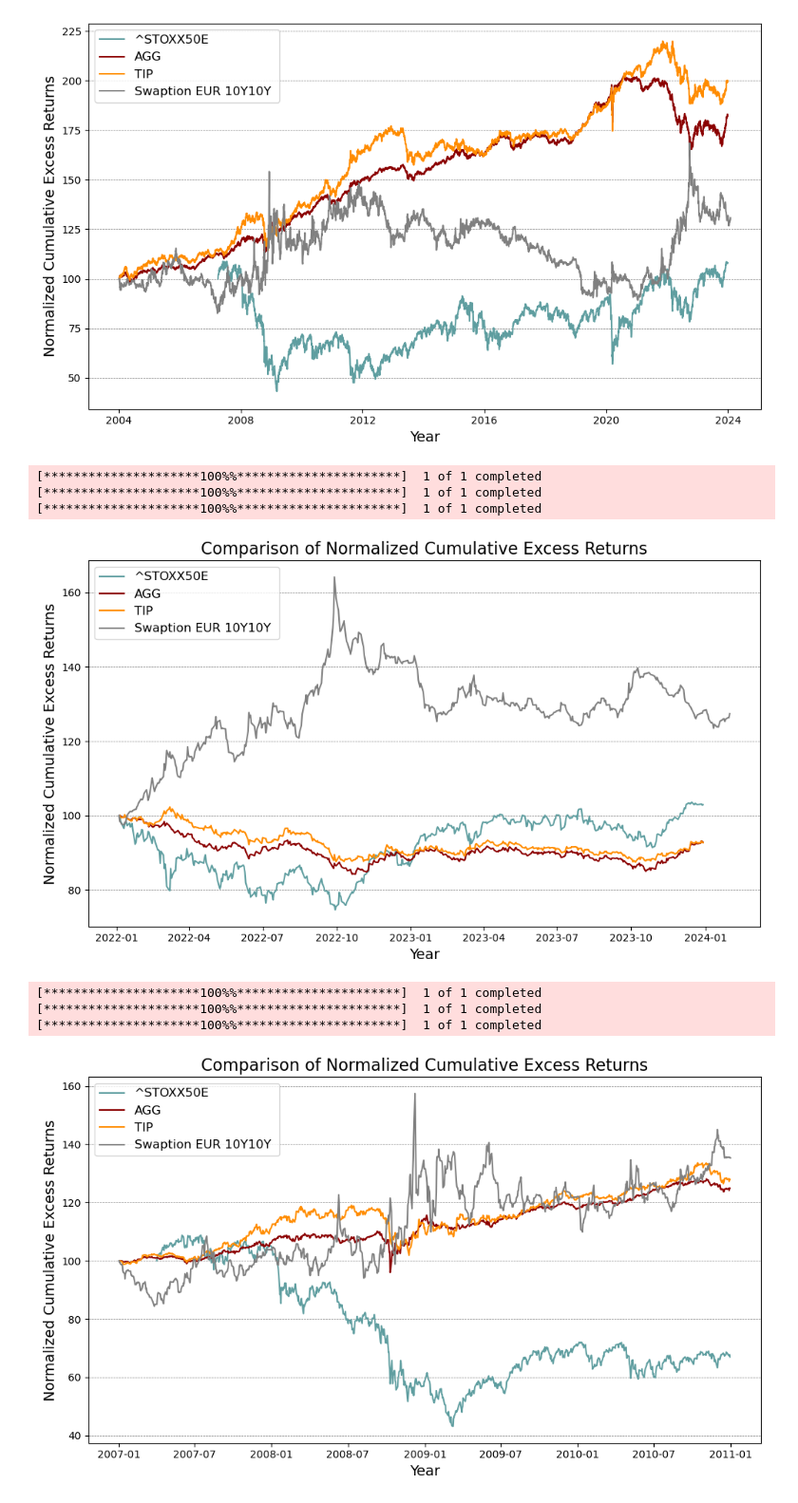
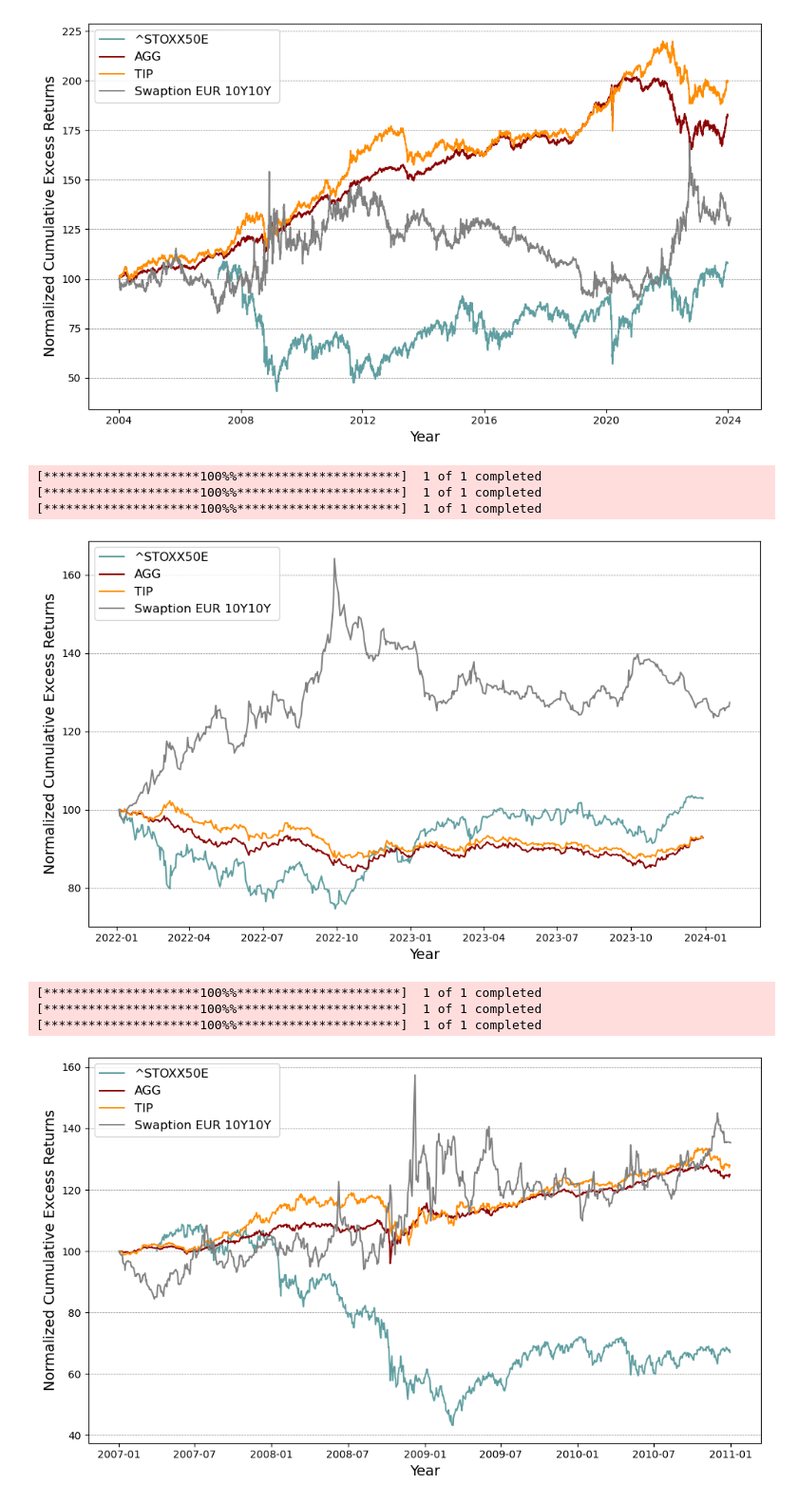
Before and after one commit to NannaOhrt/master_thesis, a Jupyter notebook: main/code/swaption_in_asset_allocation.ipynb, the cells around one changed output. Shown at 95% size. Saved outputs shown, nothing was run; the diff lists cells and outputs as text; code cells hidden in the pictures.

```diff
--- a/main/code/swaption_in_asset_allocation.ipynb
+++ b/main/code/swaption_in_asset_allocation.ipynb
@@ -181,7 +181,7 @@ for ticker in tickers:
              color=colors[ticker])
 
 # Adjust plot settings for better visualization
-plt.title('Comparison of Normalized Cumulative Excess Returns', fontsize=16)
+#plt.title('Comparison of Normalized Cumulative Excess Returns', fontsize=16)
 plt.xlabel('Year', fontsize=14)
 plt.ylabel('Normalized Cumulative Excess Returns', fontsize=14)
 plt.plot(df1["Dato"], df1["Normalized ATM_10Y_10Y"], color='grey', label='Swaption EUR 10Y10Y ')
@@ -195,7 +195,7 @@ plt.close()
 [*********************100%%**********************]  1 of 1 completed
 [*********************100%%**********************]  1 of 1 completed
 [*********************100%%**********************]  1 of 1 completed
-[figure, old version]
+[figure, new version]
 # %%
 
 # Load the swaption data from the Excel file
@@ -227,32 +227,32 @@ for ticker in tickers:
     data['Returns'] = data['Adj Close'].pct_change()
 
     # Assuming risk-free rate is 0, so excess returns are equal to actual returns in this case
     data['Excess Returns'] = data['Returns']
 
     # Calculate cumulative excess returns
     data['Cumulative Excess Returns'] = (1 + data['Excess Returns']).cumprod()
 
     # Normalize starting point to 100 for comparison
     initial_value = data['Cumulative Excess Returns'].dropna().iloc[0]
     data['Normalized Cumulative Excess Returns'] = data['Cumulative Excess Returns'] / initial_value * 100
 
     # Plot the normalized cumulative excess returns for each ticker
     plt.plot(data.index, data['Normalized Cumulative Excess Returns'], label=f'{ticker}',
              color=colors[ticker])
 
 # Adjust plot settings for better visualization
-plt.title('Comparison of Normalized Cumulative Excess Returns', fontsize=16)
+#plt.title('Comparison of Normalized Cumulative Excess Returns', fontsize=16)
 plt.xlabel('Year', fontsize=14)
 plt.ylabel('Normalized Cumulative Excess Returns', fontsize=14)
 plt.plot(df2["Dato"], df2["Normalized ATM_10Y_10Y"], color='grey', label='Swaption EUR 10Y10Y ')
 plt.legend(fontsize=12)
 plt.grid(axis='y', color='gray', linestyle='--', linewidth=0.5)
 plt.tight_layout()
 plt.savefig("/Users/nannaingemannohrt/Desktop/master_thesis/main/plots/2007_to_2011.png")
 plt.show()
 plt.close()
 # %% [output]
 [*********************100%%**********************]  1 of 1 completed
 [*********************100%%**********************]  1 of 1 completed
 [*********************100%%**********************]  1 of 1 completed
-[figure, old version]
+[figure, new version]
```
Also changed, not shown: 4 other files.
